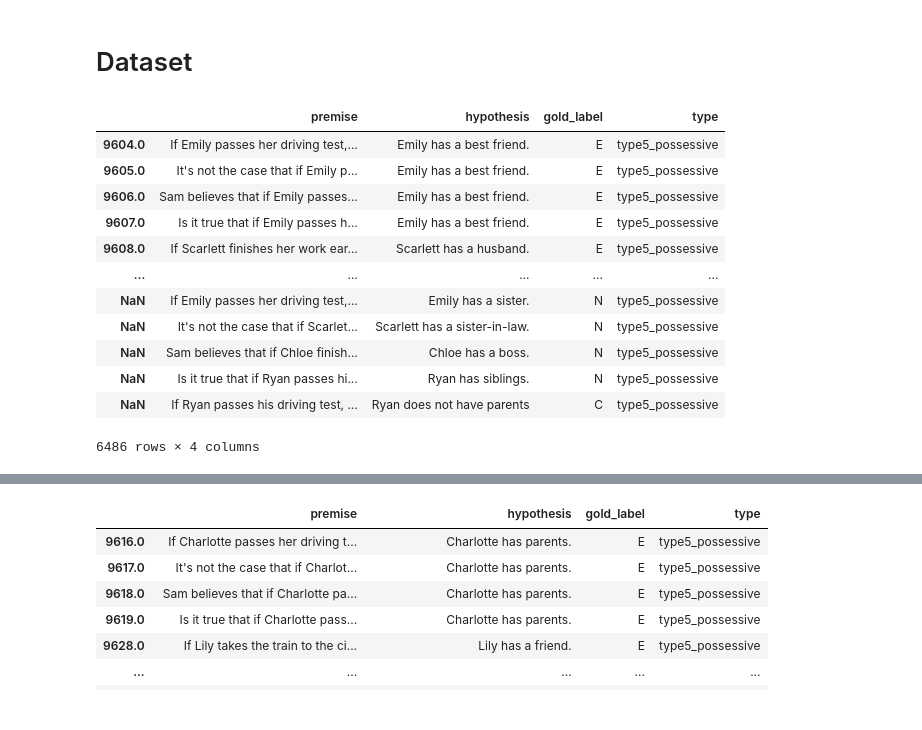
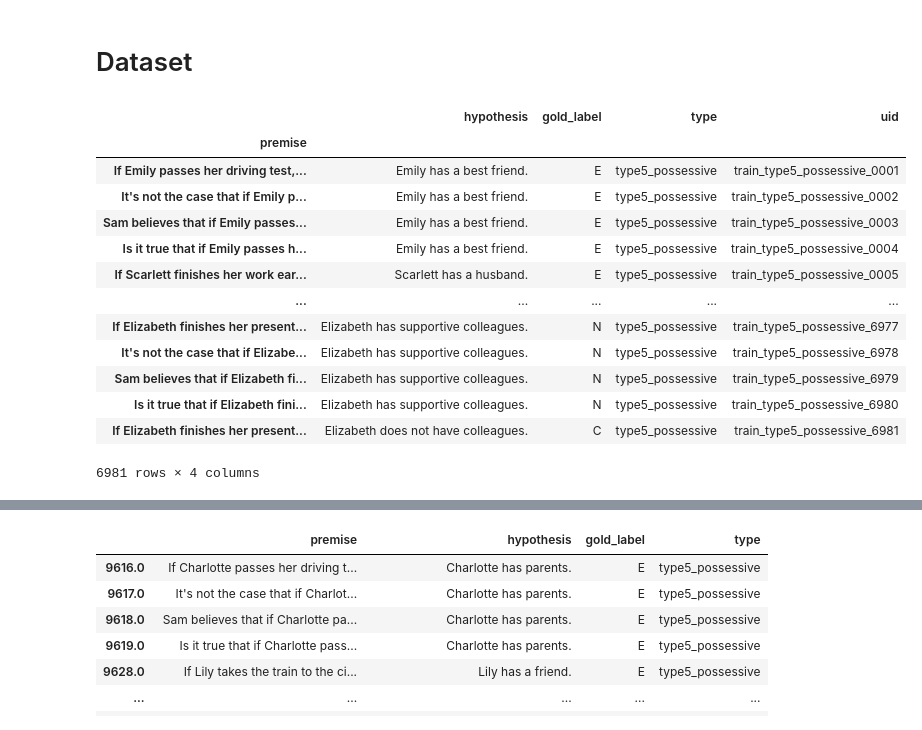
Before and after one commit to Conditional-NLI/CONFER, a Jupyter notebook: scripts/exp1/exp1-5-glove.ipynb, the cells around one changed output, grey strips where cells are left out. Saved outputs shown, nothing was run; the diff lists cells and outputs as text; code cells hidden in the pictures.

```diff
--- a/scripts/exp1/exp1-5-glove.ipynb
+++ b/scripts/exp1/exp1-5-glove.ipynb
@@ -7,20 +7,21 @@ from gensim.models import KeyedVectors
 # %% [markdown]
 # Dataset
 # %%
-train_df = pd.read_csv('/kaggle/input/nli-data/new_train_all.csv',index_col=0)
+train_df = pd.read_csv('../../data/processed/train.csv',index_col=0)
 train_df
 # %% [output]
-|  | premise | hypothesis | gold_label | type |
-| 9604.0 | If Emily passes her driving test,... | Emily has a best friend. | E | type5_possessive |
-| 9605.0 | It's not the case that if Emily p... | Emily has a best friend. | E | type5_possessive |
-| 9606.0 | Sam believes that if Emily passes... | Emily has a best friend. | E | type5_possessive |
-| 9607.0 | Is it true that if Emily passes h... | Emily has a best friend. | E | type5_possessive |
-| 9608.0 | If Scarlett finishes her work ear... | Scarlett has a husband. | E | type5_possessive |
+|  | hypothesis | gold_label | type | uid |
+| premise |  |  |  |  |
+| If Emily passes her driving test,... | Emily has a best friend. | E | type5_possessive | train_type5_possessive_0001 |
+| It's not the case that if Emily p... | Emily has a best friend. | E | type5_possessive | train_type5_possessive_0002 |
+| Sam believes that if Emily passes... | Emily has a best friend. | E | type5_possessive | train_type5_possessive_0003 |
+| Is it true that if Emily passes h... | Emily has a best friend. | E | type5_possessive | train_type5_possessive_0004 |
+| If Scarlett finishes her work ear... | Scarlett has a husband. | E | type5_possessive | train_type5_possessive_0005 |
 | ... | ... | ... | ... | ... |
-| NaN | If Emily passes her driving test,... | Emily has a sister. | N | type5_possessive |
-| NaN | It's not the case that if Scarlet... | Scarlett has a sister-in-law. | N | type5_possessive |
-| NaN | Sam believes that if Chloe finish... | Chloe has a boss. | N | type5_possessive |
-| NaN | Is it true that if Ryan passes hi... | Ryan has siblings. | N | type5_possessive |
-| NaN | If Ryan passes his driving test, ... | Ryan does not have parents | C | type5_possessive |
+| If Elizabeth finishes her present... | Elizabeth has supportive colleagues. | N | type5_possessive | train_type5_possessive_6977 |
+| It's not the case that if Elizabe... | Elizabeth has supportive colleagues. | N | type5_possessive | train_type5_possessive_6978 |
+| Sam believes that if Elizabeth fi... | Elizabeth has supportive colleagues. | N | type5_possessive | train_type5_possessive_6979 |
+| Is it true that if Elizabeth fini... | Elizabeth has supportive colleagues. | N | type5_possessive | train_type5_possessive_6980 |
+| If Elizabeth finishes her present... | Elizabeth does not have colleagues. | C | type5_possessive | train_type5_possessive_6981 |
-6486 rows × 4 columns
+6981 rows × 4 columns
 # %%
```
Also changed, not shown: parts of 2 cells of this notebook, 14 other files.
